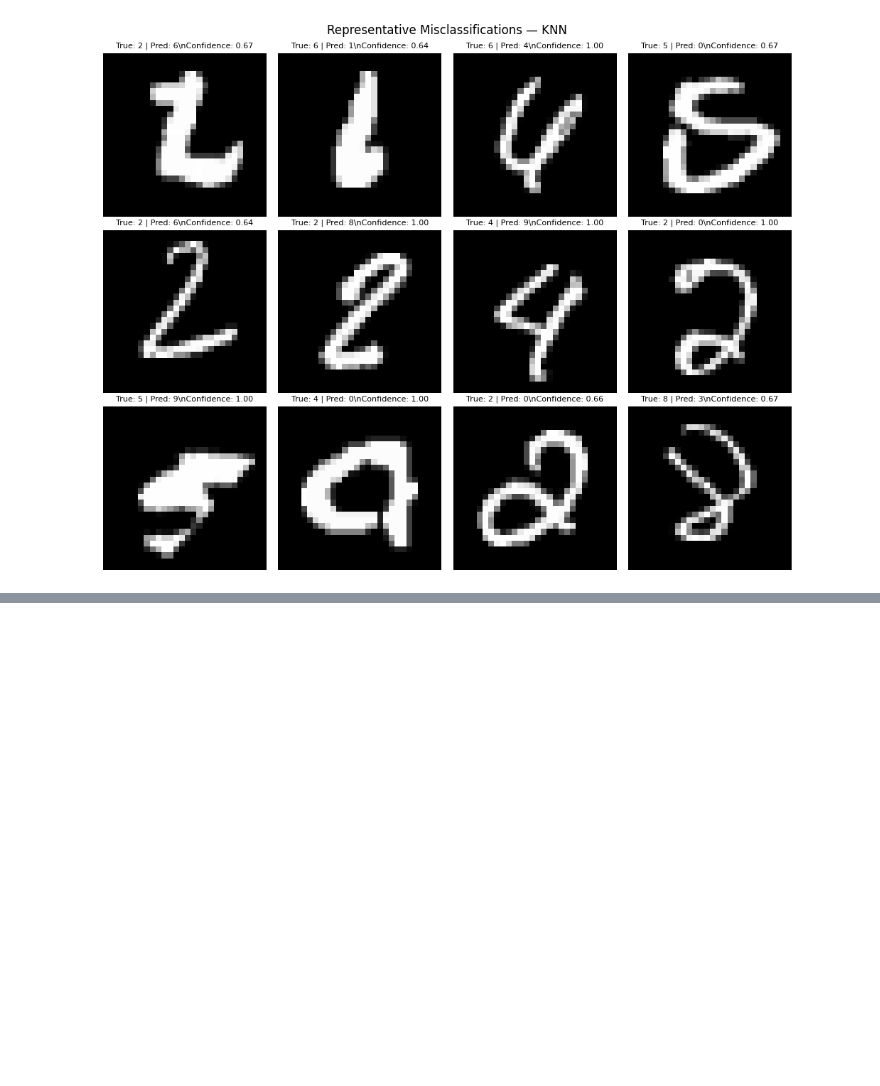
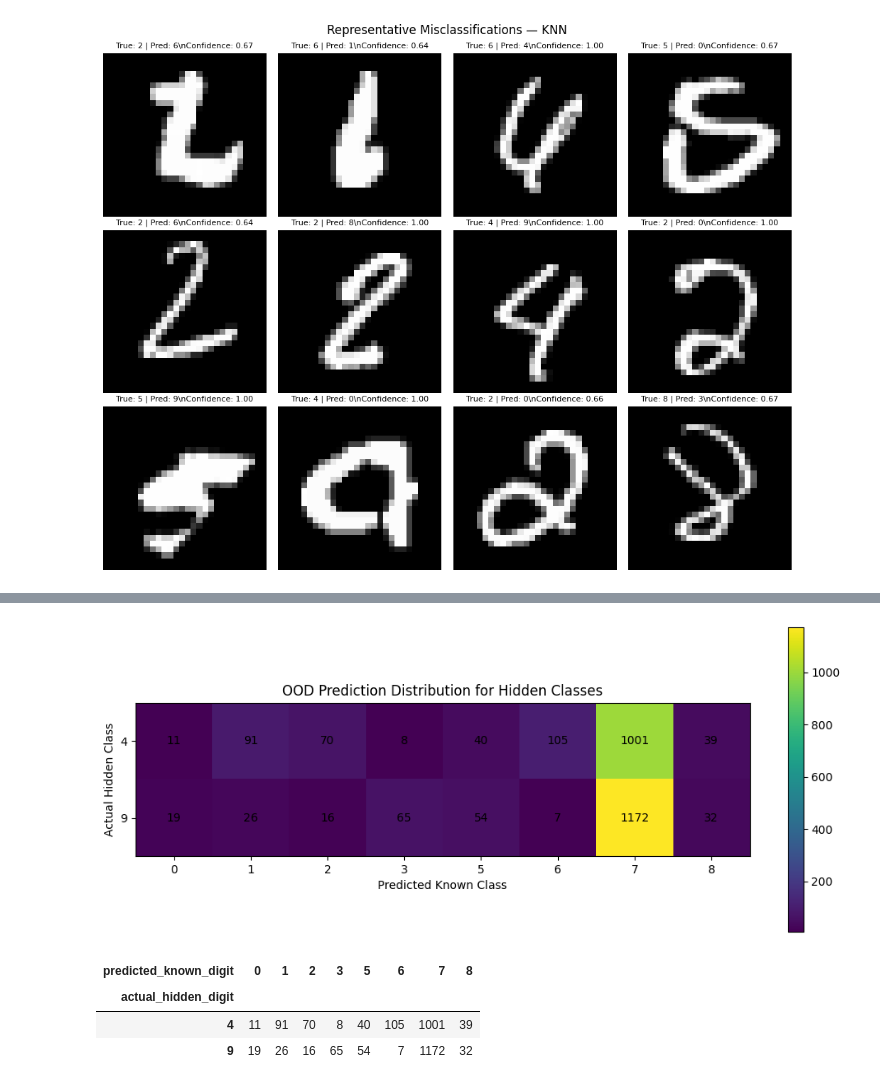
Before and after one commit to renan-leme/mnist-classification-SCTEC, a Jupyter notebook: mnist_classification_project.ipynb, the cells around one changed output, grey strips where cells are left out. Drawn from its saved outputs; the diff is of its cells as text; code cells hidden in the pictures; blank space fills up the shorter version.

```diff
--- a/mnist_classification_project.ipynb
+++ b/mnist_classification_project.ipynb
@@ -1240,0 +1285,15 @@ else:
+# %%
+masked_model = build_model(
+    best_model_name,
+    selected_parameters[best_model_name],
+)
+
+start_time = perf_counter()
+masked_model.fit(X_masked_training, y_masked_training)
+masked_training_time = perf_counter() - start_time
+
+ood_predictions = masked_model.predict(X_ood_test)
+
+print(f"Masked model family: {best_model_name}")
+print(f"Masked model training time: {masked_training_time:.3f} seconds")
+print(f"Known output classes: {masked_model.classes_}")
@@ -1240,0 +1310,57 @@ else:
+# %%
+known_classes = masked_model.classes_
+
+ood_confusion = np.zeros(
+    (len(HIDDEN_CLASSES), len(known_classes)),
+    dtype=int,
+)
+
+for row_index, hidden_digit in enumerate(HIDDEN_CLASSES):
+    predictions_for_hidden_digit = ood_predictions[y_ood_test == hidden_digit]
+
+    for column_index, known_class in enumerate(known_classes):
+        ood_confusion[row_index, column_index] = np.sum(
+            predictions_for_hidden_digit == known_class
+        )
+
+fig, ax = plt.subplots(figsize=(10, 4))
+image = ax.imshow(ood_confusion)
+fig.colorbar(image, ax=ax)
+
+ax.set_title("OOD Prediction Distribution for Hidden Classes")
+ax.set_xlabel("Predicted Known Class")
+ax.set_ylabel("Actual Hidden Class")
+ax.set_xticks(np.arange(len(known_classes)))
+ax.set_xticklabels(known_classes)
+ax.set_yticks(np.arange(len(HIDDEN_CLASSES)))
+ax.set_yticklabels(HIDDEN_CLASSES)
+
+for row in range(ood_confusion.shape[0]):
+    for column in range(ood_confusion.shape[1]):
+        ax.text(
+            column,
+            row,
+            str(ood_confusion[row, column]),
+            ha="center",
+            va="center",
+        )
+
+plt.tight_layout()
+
+ood_matrix_path = OOD_ANALYSIS_DIR / "ood_hidden_class_prediction_matrix.png"
+fig.savefig(ood_matrix_path, dpi=150, bbox_inches="tight")
+plt.show()
+# %% [output]
+[figure, added]
+# %%
+ood_prediction_distribution_df = pd.crosstab(
+    pd.Series(y_ood_test, name="actual_hidden_digit"),
+    pd.Series(ood_predictions, name="predicted_known_digit"),
+)
+
+display(ood_prediction_distribution_df)
+# %% [output]
+| predicted_known_digit | 0 | 1 | 2 | 3 | 5 | 6 | 7 | 8 |
+| actual_hidden_digit |  |  |  |  |  |  |  |  |
+| 4 | 11 | 91 | 70 | 8 | 40 | 105 | 1001 | 39 |
+| 9 | 19 | 26 | 16 | 65 | 54 | 7 | 1172 | 32 |
```
Also changed, not shown: parts of 14 cells of this notebook, 4 other files.
